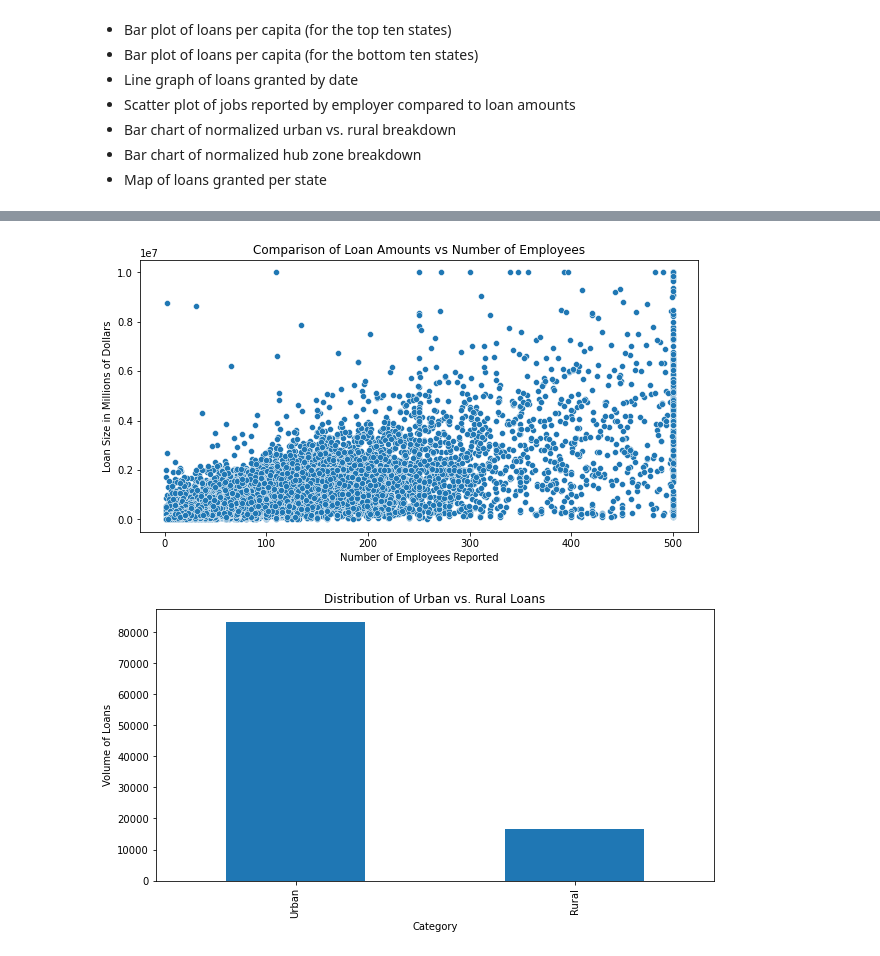
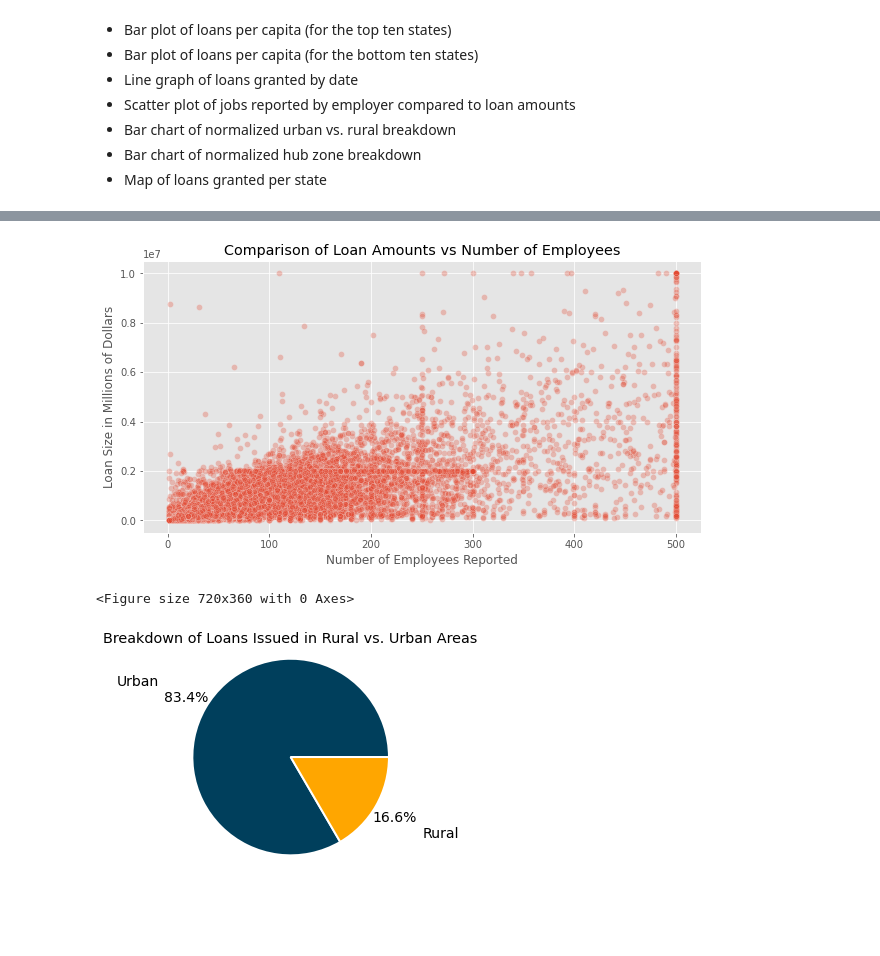
Before and after one commit to beautate/3162, a Jupyter notebook: Project1.ipynb, the cells around one changed output, grey strips where cells are left out. Cells and saved outputs as stored; diff of their text form; code cells hidden in the pictures; blank space fills up the shorter version.

```diff
--- a/Project1.ipynb
+++ b/Project1.ipynb
@@ -629,9 +642,11 @@ Viz to create:
 # %%
 #Visualize the total amount amount of loans granted by date
 plt.figure(figsize = (10,5))
+plt.xticks(rotation=45)
+plt.style.use('ggplot')
 
 ax = sns.lineplot(x = 'DateApproved', y = 'InitialApprovalAmount', data = df, ci = None).set(xlabel = 'Time',
                                                                                              ylabel = 'Loan Size in Dollars',
                                                                                              title = 'Average Loan Size By Month')
-plt.savefig('Loans_by_month.png')
+plt.savefig('Loans_by_month.png', bbox_inches = 'tight')
 # %% [output]
@@ -639,19 +654,29 @@ plt.savefig('Loans_by_month.png')
 # %%
 #Visualize the number of jobs reported versus the total amount of the loan
 plt.figure(figsize = (10,5))
-ax = sns.scatterplot(x = 'JobsReported', y = 'InitialApprovalAmount', data = df)
+plt.style.use('ggplot')
+ax = sns.scatterplot(x = 'JobsReported', y = 'InitialApprovalAmount', data = df, alpha = .3)
 ax.set(title = 'Comparison of Loan Amounts vs Number of Employees', xlabel = 'Number of Employees Reported',
       ylabel = 'Loan Size in Millions of Dollars')
-plt.savefig('jobs_vs_loan_amt')
+plt.savefig('jobs_vs_loan_amt', bbox_inches = 'tight')
 # %% [output]
-[figure, old version]
+[figure, new version]
 # %%
 #Visualize the number of jobs reported versus the total amount of the loan
 plt.figure(figsize = (10,5))
-ax = df['RuralUrbanIndicator'].value_counts().plot.bar()
-plt.xticks(ticks = [0,1], labels = ['Urban', 'Rural'])
-ax.set(title = 'Distribution of Urban vs. Rural Loans', xlabel = 'Category',
-      ylabel = 'Volume of Loans')
-plt.savefig('rural_urban.png')
+plt.style.use('ggplot')
+sizes = df['RuralUrbanIndicator'].value_counts()
+labels = ['Urban', 'Rural']
+colors = ['', '#cea9bc']
+colors = ['#003f5c', '#ffa600']
+
+fig1, ax1 = plt.subplots()
+ax1.pie(sizes, labels=labels, autopct='%1.1f%%', pctdistance = 1.22, labeldistance = 1.55, shadow=False, wedgeprops = { 'linewidth' : 2, 'edgecolor' : 'white' },
+       textprops={'fontsize': 14}, colors = colors)
+ax1.set_title('Breakdown of Loans Issued in Rural vs. Urban Areas')
+ax1.axis('equal')
+
+plt.savefig('rural_urban.png', bbox_inches = 'tight')
 # %% [output]
+<Figure size 720x360 with 0 Axes>
-[figure, old version]
+[figure, new version]
```
Also changed, not shown: parts of 10 cells of this notebook.
